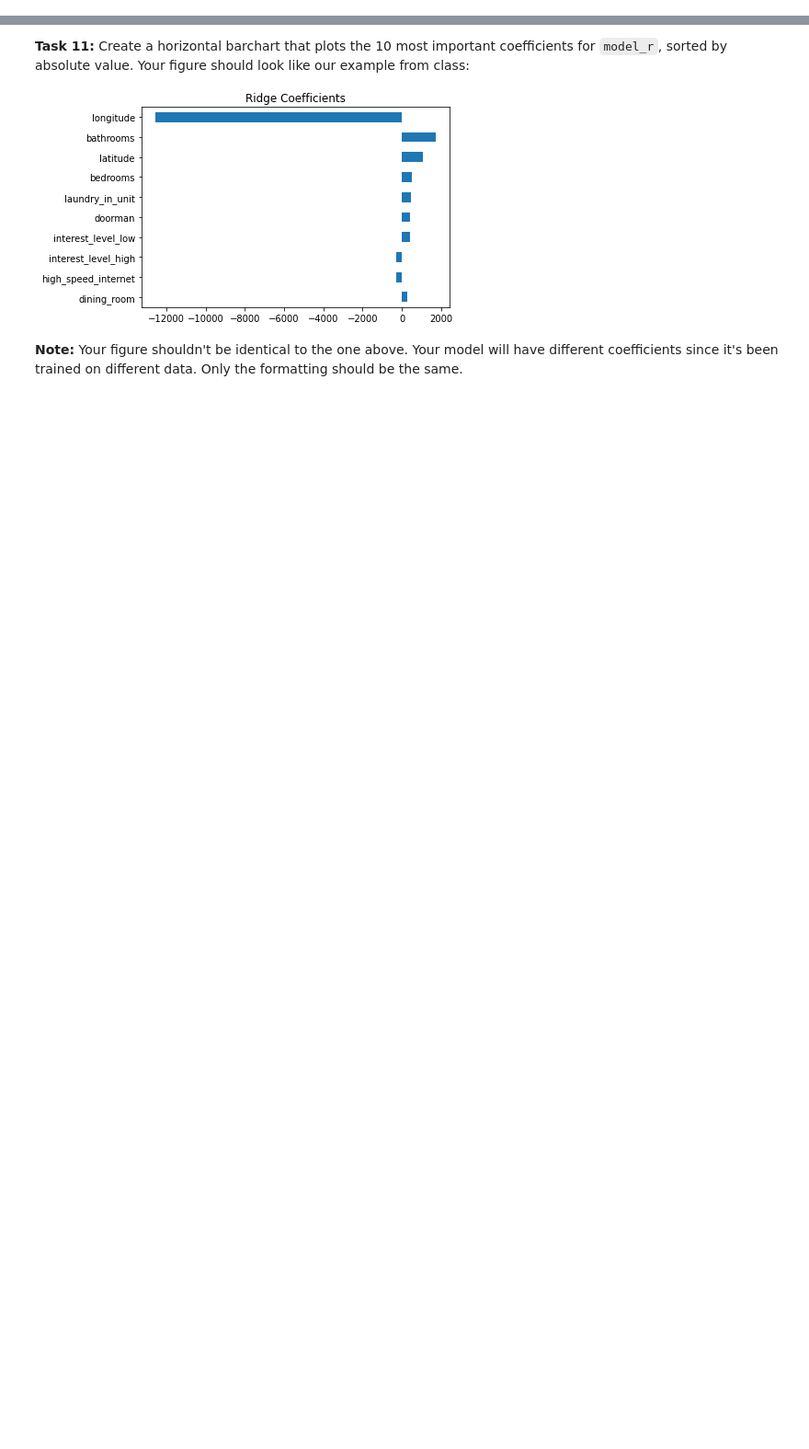
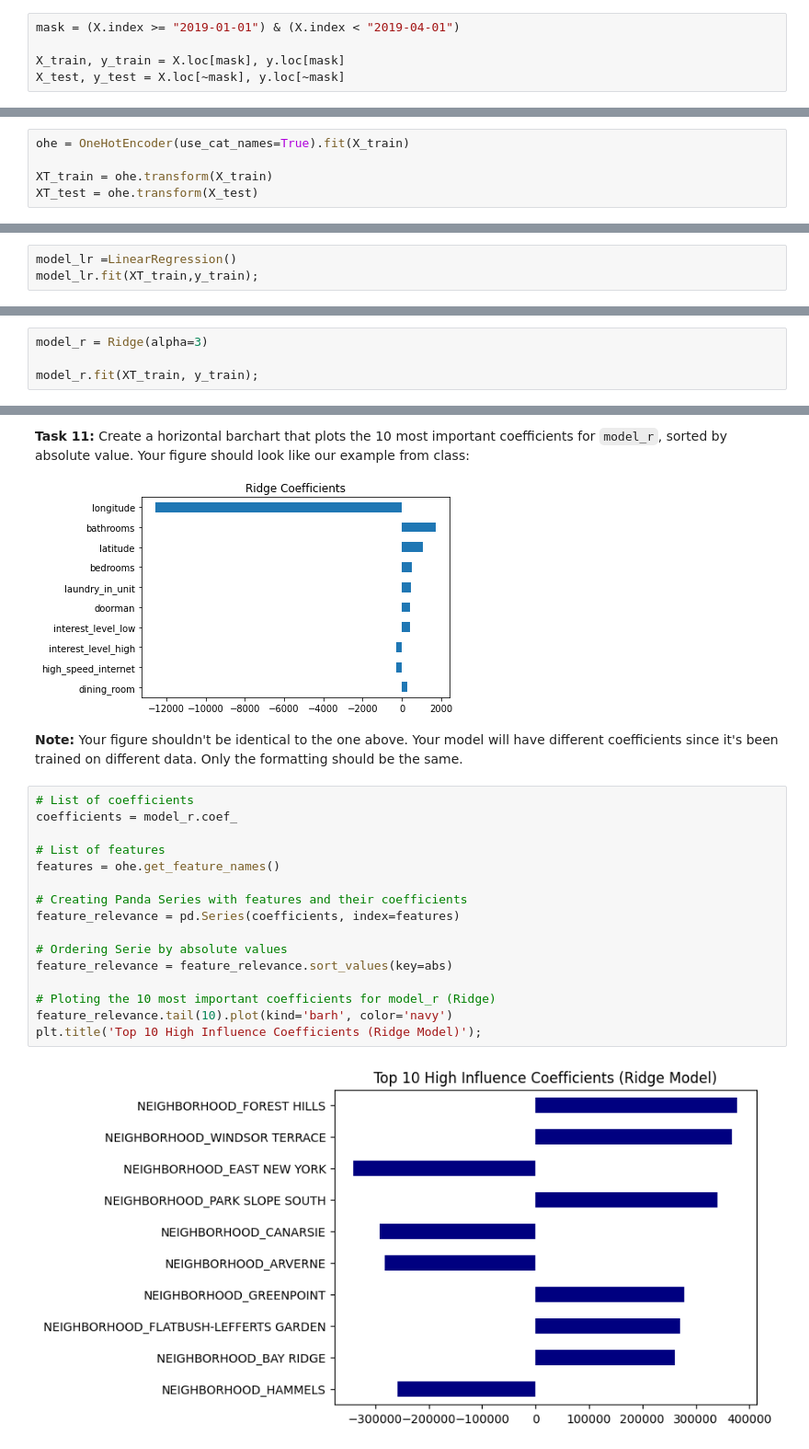
Before and after one commit to sikoh/DS-Linear-Models, a Jupyter notebook: Ridge-Regression/DS_RidgeRegression_Homework.ipynb, the cells around one changed output, grey strips where cells are left out. Shown at 92% size. Drawn from its saved outputs; the diff is of its cells as text; blank space fills up the shorter version.

```diff
--- a/Ridge-Regression/DS_RidgeRegression_Homework.ipynb
+++ b/Ridge-Regression/DS_RidgeRegression_Homework.ipynb
@@ -79,3 +181,8 @@ X_test, y_test = ..., ...
+# %%
+mask = (X.index >= "2019-01-01") & (X.index < "2019-04-01")
+
+X_train, y_train = X.loc[mask], y.loc[mask]
+X_test, y_test = X.loc[~mask], y.loc[~mask]
 # %% [markdown]
 # III. Establish Baseline
 
@@ -95,2 +201,7 @@ XT_test = ...
+# %%
+ohe = OneHotEncoder(use_cat_names=True).fit(X_train)
+
+XT_train = ohe.transform(X_train)
+XT_test = ohe.transform(X_test)
 # %% [markdown]
 **Task 7:** Build and train a `LinearRegression` model named `model_lr`. Remember to train your model using your _transformed_ feature matrix.
@@ -99,2 +208,5 @@ model_lr = ...
+# %%
+model_lr =LinearRegression()
+model_lr.fit(XT_train,y_train);
 # %% [markdown]
 **Task 8:** Build and train a `Ridge` model named `model_r`. Remember to train your model using your _transformed_ feature matrix.
@@ -103,3 +213,7 @@ model_r = ...
+# %%
+model_r = Ridge(alpha=3)
+
+model_r.fit(XT_train, y_train);
 # %% [markdown]
 # V. Check Metrics
 
@@ -130,3 +254,21 @@ print('Ridge Test MAE:', test_mae_r)
 ![](embedded-picture-1)
 
 **Note:** Your figure shouldn't be identical to the one above. Your model will have different coefficients since it's been trained on different data. Only the formatting should be the same.
+# %%
+# List of coefficients
+coefficients = model_r.coef_
+
+# List of features
+features = ohe.get_feature_names()
+
+# Creating Panda Series with features and their coefficients
+feature_relevance = pd.Series(coefficients, index=features)
+
+# Ordering Serie by absolute values
+feature_relevance = feature_relevance.sort_values(key=abs)
+
+# Ploting the 10 most important coefficients for model_r (Ridge)
+feature_relevance.tail(10).plot(kind='barh', color='navy')
+plt.title('Top 10 High Influence Coefficients (Ridge Model)');
+# %% [output]
+[figure, added]
```
Also changed, not shown: parts of 26 cells of this notebook.
